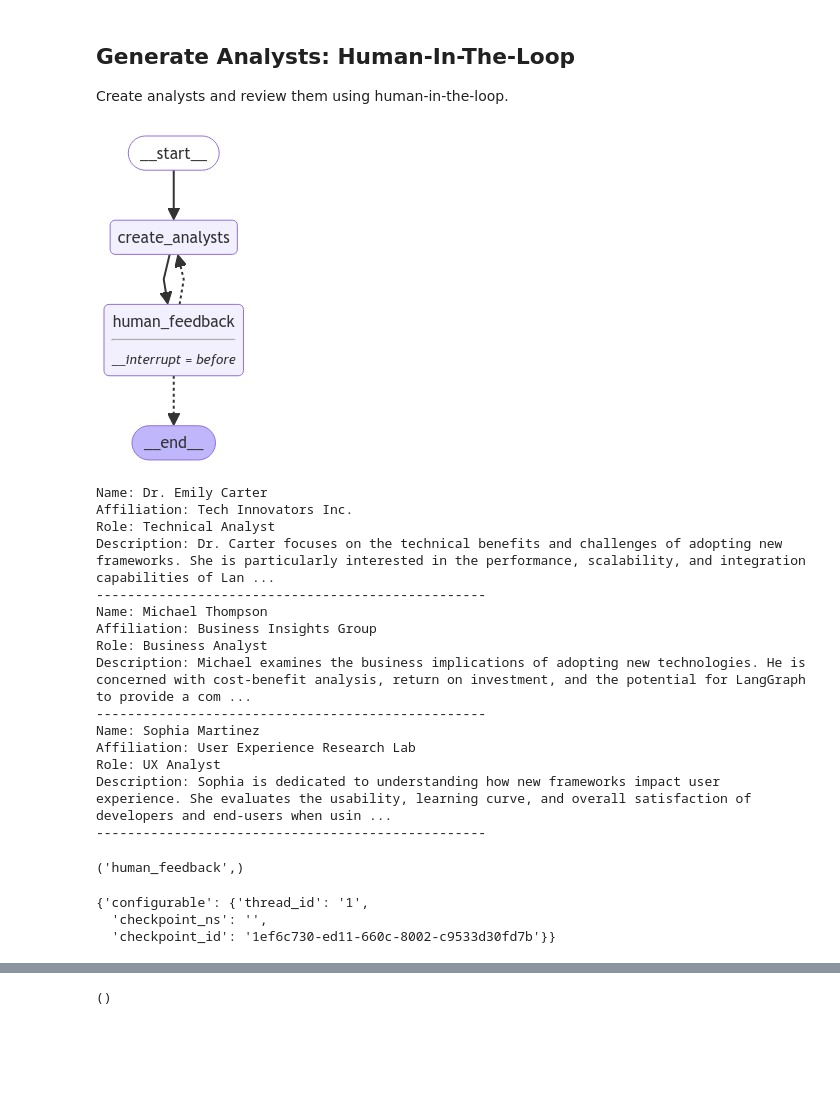
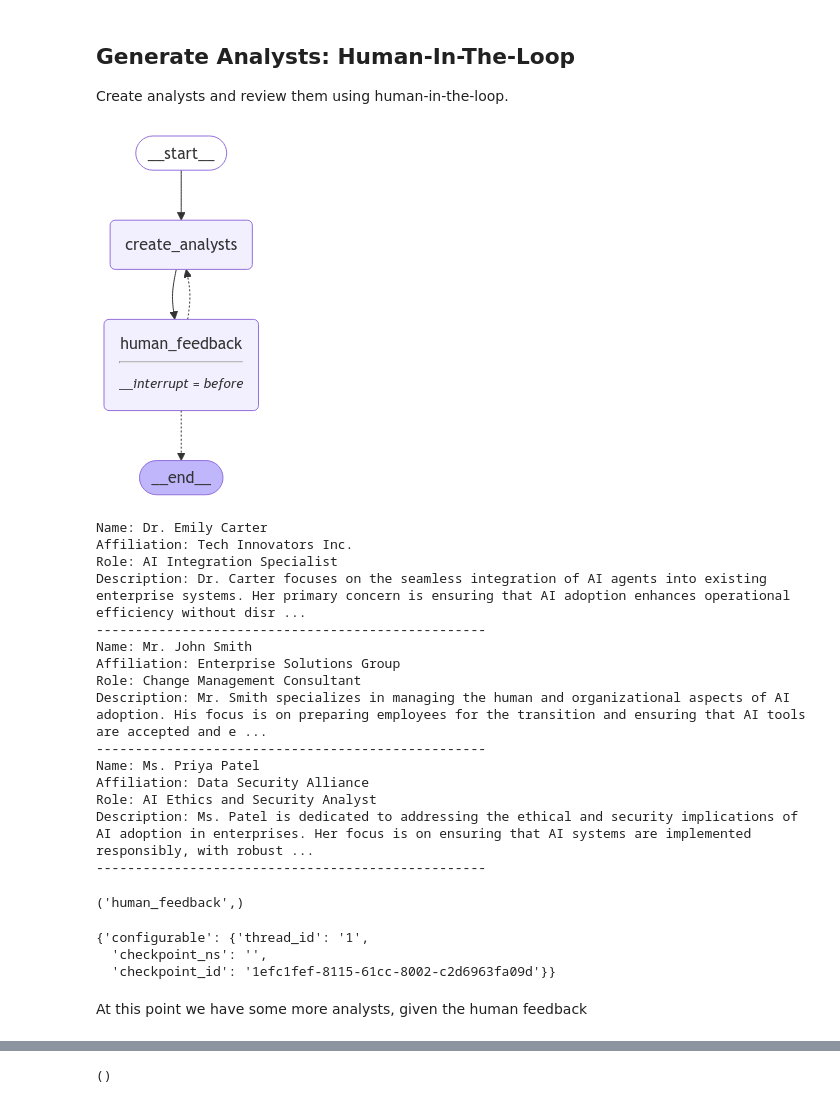
Before and after one commit to darkwings/langchain-academy-custom, a Jupyter notebook: module-4/research-assistant.ipynb, the cells around one changed output, grey strips where cells are left out. Cells and saved outputs as stored; diff of their text form; code cells hidden in the pictures; blank space fills up the shorter version.

```diff
--- a/module-4/research-assistant.ipynb
+++ b/module-4/research-assistant.ipynb
@@ -127,6 +127,7 @@ analyst_instructions="""You are tasked with creating a set of AI analyst persona
 
 5. Assign one analyst to each theme."""
 
+# GenerateAnalystsState rappresenta lo stato del grafo, come vedremo meglio
 def create_analysts(state: GenerateAnalystsState):
 
     """ Create analysts """
@@ -144,46 +145,55 @@ def create_analysts(state: GenerateAnalystsState):
                                                             max_analysts=max_analysts)
 
     # Generate question
-    analysts = structured_llm.invoke([SystemMessage(content=system_message)]+[HumanMessage(content="Generate the set of analysts.")])
+    # N.B. structured_llm produce un output di tipo Perspective
+    perspectives = structured_llm.invoke([SystemMessage(content=system_message)]+[HumanMessage(content="Generate the set of analysts.")])
 
-    # Write the list of analysis to state
-    return {"analysts": analysts.analysts}
+    # Write the list of analysis to state ("perspectives" è di tipo Perspective, per cui
+    # prendo perspectives.analysts)
+    # L'output è sempre di tipo GenerateAnalystsState
+    return {"analysts": perspectives.analysts}
 
 def human_feedback(state: GenerateAnalystsState):
     """ No-op node that should be interrupted on """
     pass
 
+# Questa funzione viene usata come conditional edge
+# per cui l'output è una stringa che indica il nodo
+# successivo
 def should_continue(state: GenerateAnalystsState):
     """ Return the next node to execute """
 
     # Check if human feedback
     human_analyst_feedback=state.get('human_analyst_feedback', None)
     if human_analyst_feedback:
         return "create_analysts"
 
     # Otherwise end
     return END
 
 # Add nodes and edges
-builder = StateGraph(GenerateAnalystsState)
+builder = StateGraph(GenerateAnalystsState) # Stato del grafo GenerateAnalystsState
 builder.add_node("create_analysts", create_analysts)
 builder.add_node("human_feedback", human_feedback)
 builder.add_edge(START, "create_analysts")
 builder.add_edge("create_analysts", "human_feedback")
 builder.add_conditional_edges("human_feedback", should_continue, ["create_analysts", END])
 
 # Compile
+# We use a checkpointer to keep track of the state and the threads
 memory = MemorySaver()
+
+# Il grafo si interrompe prima di "human_feedback"
 graph = builder.compile(interrupt_before=['human_feedback'], checkpointer=memory)
 
 # View
 display(Image(graph.get_graph(xray=1).draw_mermaid_png()))
 # %% [output]
-[figure, old version]
+[figure, new version]
 # %%
 # Input
 max_analysts = 3
-topic = "The benefits of adopting LangGraph as an agent framework"
+topic = "The benefits of adoption of AI agents in an enterprise"
 thread = {"configurable": {"thread_id": "1"}}
 
 # Run the graph until the first interruption
@@ -200,18 +210,18 @@ for event in graph.stream({"topic":topic,"max_analysts":max_analysts,}, thread,
 # %% [output]
 Name: Dr. Emily Carter
 Affiliation: Tech Innovators Inc.
-Role: Technical Analyst
-Description: Dr. Carter focuses on the technical benefits and challenges of adopting new frameworks. She is particularly interested in the performance, scalability, and integration capabilities of Lan ...
+Role: AI Integration Specialist
+Description: Dr. Carter focuses on the seamless integration of AI agents into existing enterprise systems. Her primary concern is ensuring that AI adoption enhances operational efficiency without disr ...
 --------------------------------------------------
-Name: Michael Thompson
-Affiliation: Business Insights Group
-Role: Business Analyst
-Description: Michael examines the business implications of adopting new technologies. He is concerned with cost-benefit analysis, return on investment, and the potential for LangGraph to provide a com ...
+Name: Mr. John Smith
+Affiliation: Enterprise Solutions Group
+Role: Change Management Consultant
+Description: Mr. Smith specializes in managing the human and organizational aspects of AI adoption. His focus is on preparing employees for the transition and ensuring that AI tools are accepted and e ...
 --------------------------------------------------
-Name: Sophia Martinez
-Affiliation: User Experience Research Lab
-Role: UX Analyst
-Description: Sophia is dedicated to understanding how new frameworks impact user experience. She evaluates the usability, learning curve, and overall satisfaction of developers and end-users when usin ...
+Name: Ms. Priya Patel
+Affiliation: Data Security Alliance
+Role: AI Ethics and Security Analyst
+Description: Ms. Patel is dedicated to addressing the ethical and security implications of AI adoption in enterprises. Her focus is on ensuring that AI systems are implemented responsibly, with robust ...
 --------------------------------------------------
 # %%
 # Get state and look at next node
@@ -221,12 +231,17 @@ state.next
 ('human_feedback',)
 # %%
 # We now update the state as if we are the human_feedback node
+# Praticamente stiamo simulando un umano che aggiorna lo stato del grafo
+# Sostanzialmente, l'aggiornamento si traduce nell'impostazione della property
+# GenerateAnalystsState.human_analyst_feedback per un certo thread
 graph.update_state(thread, {"human_analyst_feedback":
                             "Add in someone from a startup to add an entrepreneur perspective"}, as_node="human_feedback")
 # %% [output]
 {'configurable': {'thread_id': '1',
   'checkpoint_ns': '',
-  'checkpoint_id': '1ef6c730-ed11-660c-8002-c9533d30fd7b'}}
+  'checkpoint_id': '1efc1fef-8115-61cc-8002-c2d6963fa09d'}}
+# %% [markdown]
+At this point we have some more analysts, given the human feedback
 # %%
 # Continue the graph execution
 for event in graph.stream(None, thread, stream_mode="values"):
```
Also changed, not shown: parts of 20 cells of this notebook.
